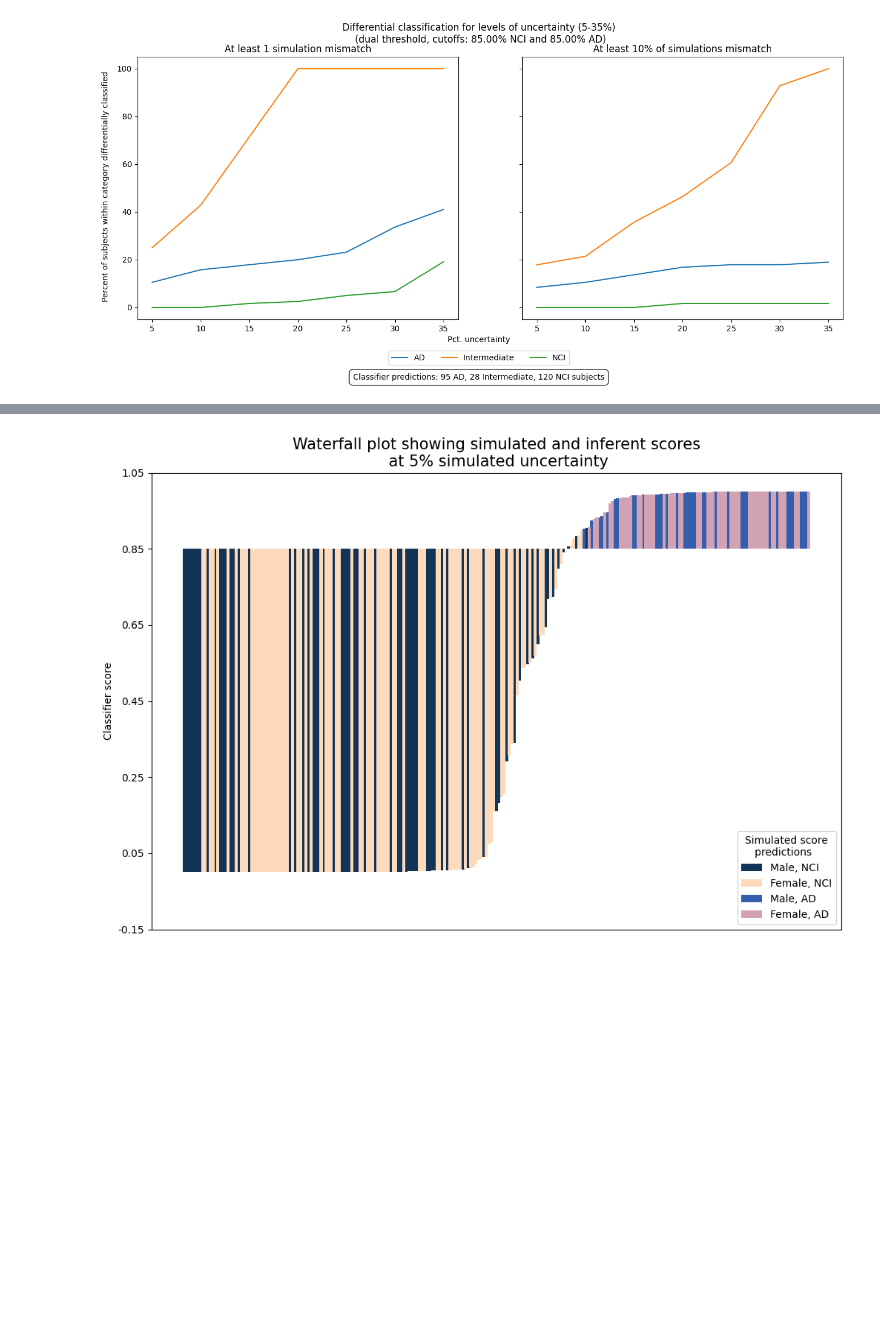
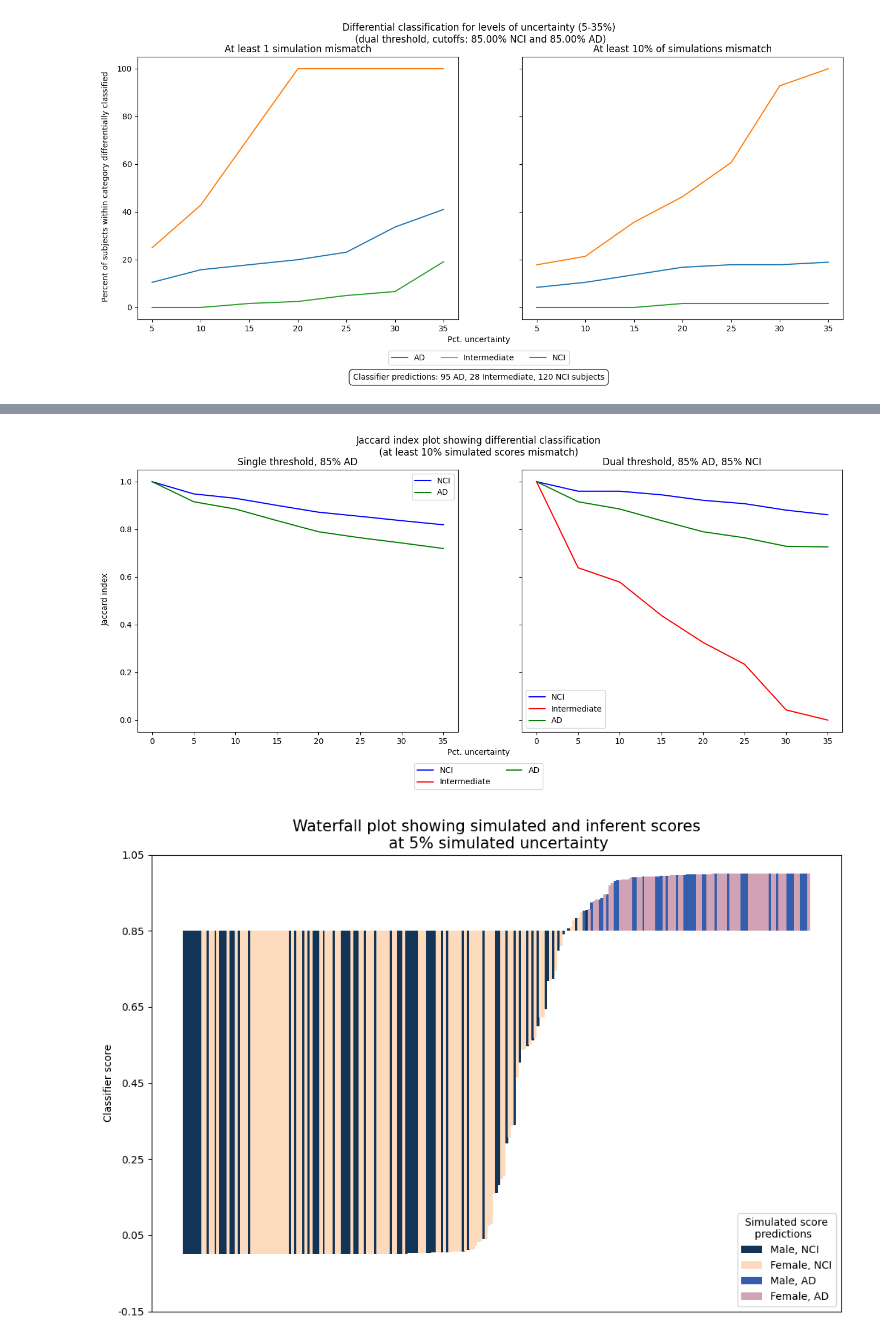
Before and after one commit to Translational-HDPM/T-HDPM_uncertainty_analysis, a Jupyter notebook: notebooks/uncertainty_analysis_based_on_gender.ipynb, the cells around one changed output, grey strips where cells are left out. Drawn from its saved outputs; the diff is of its cells as text; code cells hidden in the pictures; blank space fills up the shorter version.

```diff
--- a/notebooks/uncertainty_analysis_based_on_gender.ipynb
+++ b/notebooks/uncertainty_analysis_based_on_gender.ipynb
@@ -520 +562,15 @@ plot_jaccard_index_plot(
+# %%
+plot_jaccard_index_plot(
+    labels_dict_single_thres={"NCI": "b", "AD": "g"},
+    labels_dict_dual_thres={"NCI": "b", "Intermediate": "r", "AD": "g"},
+    gt_labels_single_thres=res.single_thres_gt_labels[uncertainties[0]],
+    gt_labels_dual_thres=res.dual_thres_gt_labels[uncertainties[0]],
+    pred_labels_dict_single_thres=res.single_thres_pred_labels,
+    pred_labels_dict_dual_thres=res.dual_thres_pred_labels,
+    single_thres_plot_title="Single threshold, 85% AD",
+    dual_thres_plot_title="Dual threshold, 85% AD, 85% NCI",
+    figure_title="Jaccard index plot showing differential classification\n(at least 10% simulated scores mismatch)",
+)
+# %% [output]
+[figure, added]
 # %%
```
Also changed, not shown: parts of 4 cells of this notebook.
